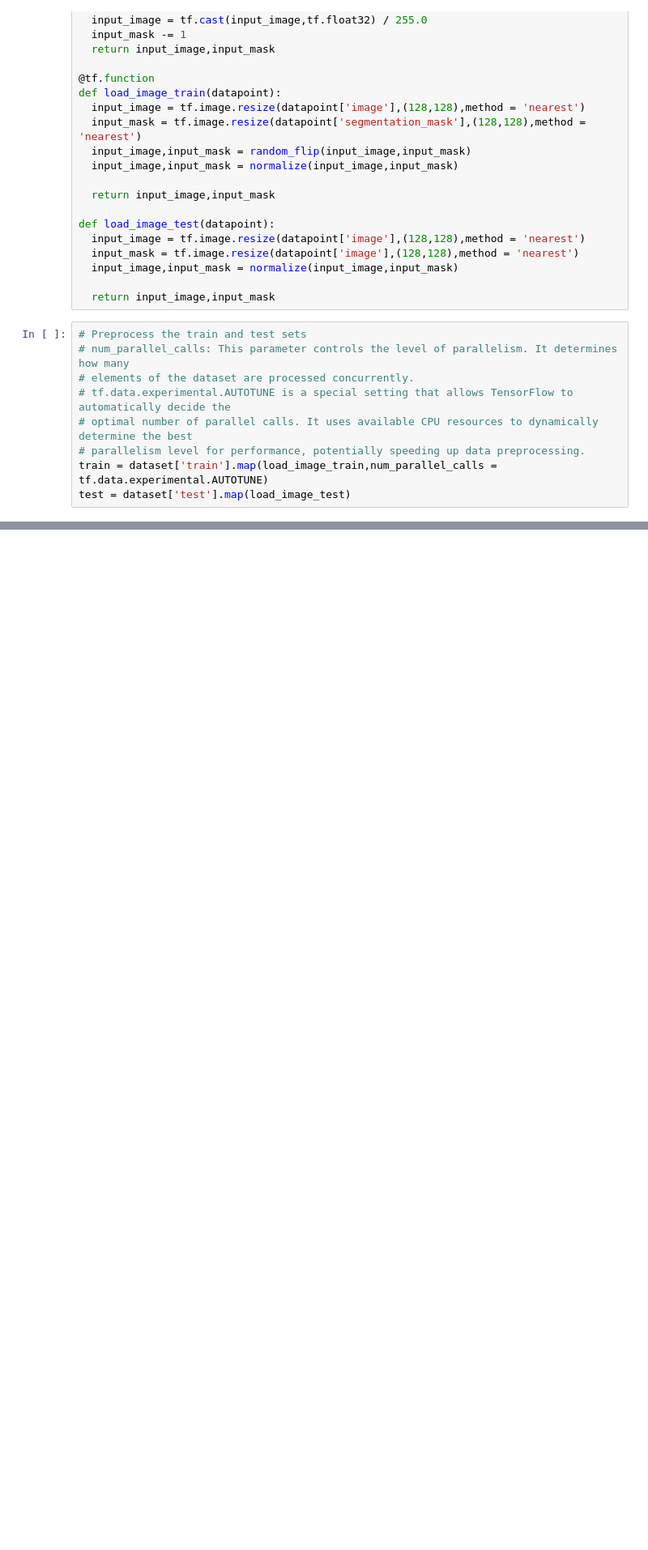
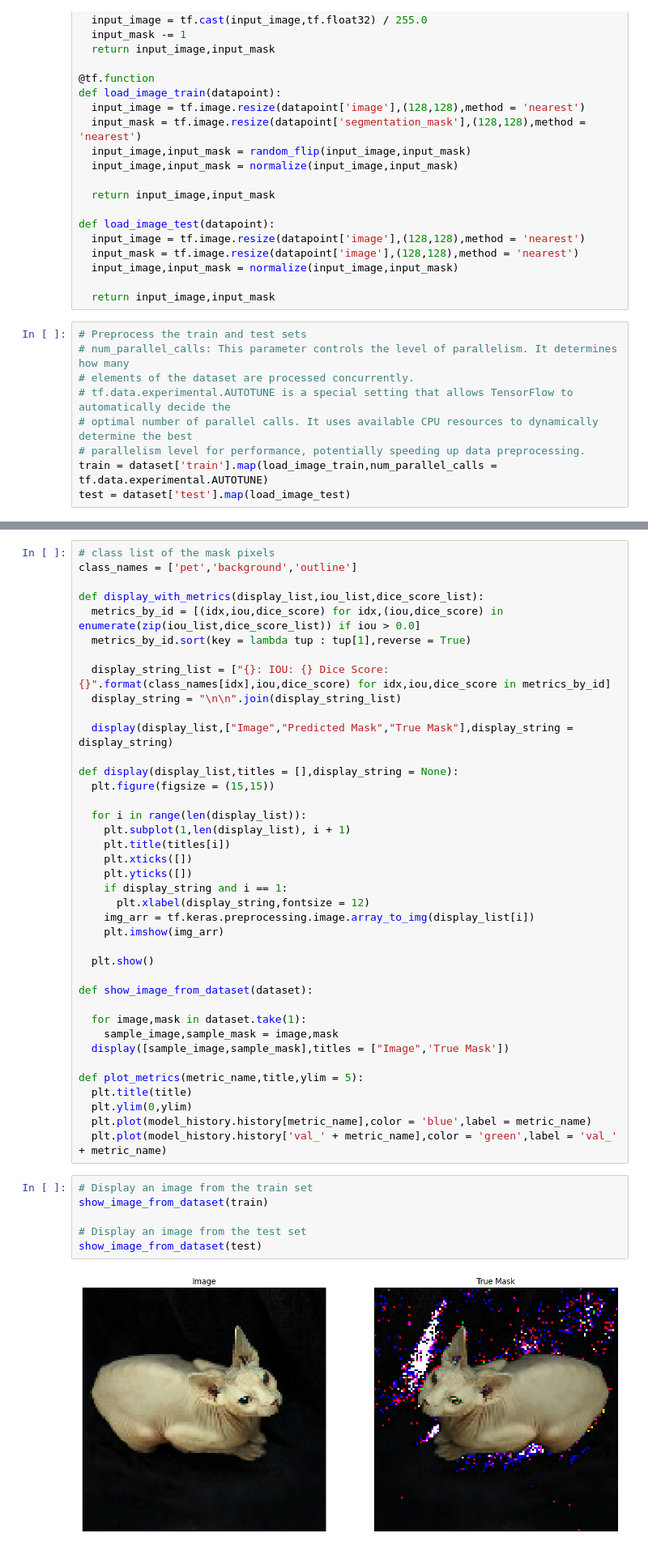
Before and after one commit to yeesem/Advanced-Tensorflow-Specialization, a Jupyter notebook: OxfordPets_UNet_Segmentation.ipynb, the cells around one changed output, grey strips where cells are left out. Shown at 81% size. Cells and saved outputs as stored; diff of their text form; blank space fills up the shorter version.

```diff
--- a/OxfordPets_UNet_Segmentation.ipynb
+++ b/OxfordPets_UNet_Segmentation.ipynb
@@ -105,0 +112,47 @@ test_dataset = test.batch(BATCH_SIZE)
+# %%
+# class list of the mask pixels
+class_names = ['pet','background','outline']
+
+def display_with_metrics(display_list,iou_list,dice_score_list):
+  metrics_by_id = [(idx,iou,dice_score) for idx,(iou,dice_score) in enumerate(zip(iou_list,dice_score_list)) if iou > 0.0]
+  metrics_by_id.sort(key = lambda tup : tup[1],reverse = True)
+
+  display_string_list = ["{}: IOU: {} Dice Score: {}".format(class_names[idx],iou,dice_score) for idx,iou,dice_score in metrics_by_id]
+  display_string = "\n\n".join(display_string_list)
+
+  display(display_list,["Image","Predicted Mask","True Mask"],display_string = display_string)
+
+def display(display_list,titles = [],display_string = None):
+  plt.figure(figsize = (15,15))
+
+  for i in range(len(display_list)):
+    plt.subplot(1,len(display_list), i + 1)
+    plt.title(titles[i])
+    plt.xticks([])
+    plt.yticks([])
+    if display_string and i == 1:
+      plt.xlabel(display_string,fontsize = 12)
+    img_arr = tf.keras.preprocessing.image.array_to_img(display_list[i])
+    plt.imshow(img_arr)
+
+  plt.show()
+
+def show_image_from_dataset(dataset):
+
+  for image,mask in dataset.take(1):
+    sample_image,sample_mask = image,mask
+  display([sample_image,sample_mask],titles = ["Image",'True Mask'])
+
+def plot_metrics(metric_name,title,ylim = 5):
+  plt.title(title)
+  plt.ylim(0,ylim)
+  plt.plot(model_history.history[metric_name],color = 'blue',label = metric_name)
+  plt.plot(model_history.history['val_' + metric_name],color = 'green',label = 'val_' + metric_name)
+# %%
+# Display an image from the train set
+show_image_from_dataset(train)
+
+# Display an image from the test set
+show_image_from_dataset(test)
+# %% [output]
+[figure, added]
```
Also changed, not shown: parts of 4 cells of this notebook.
